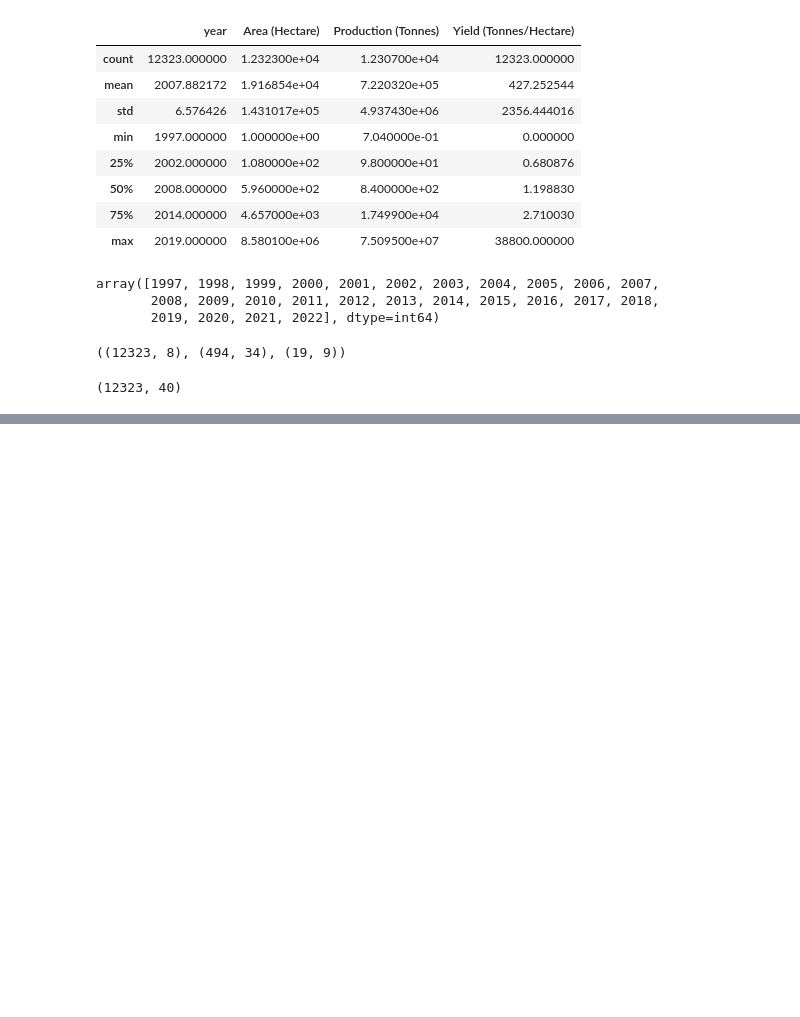
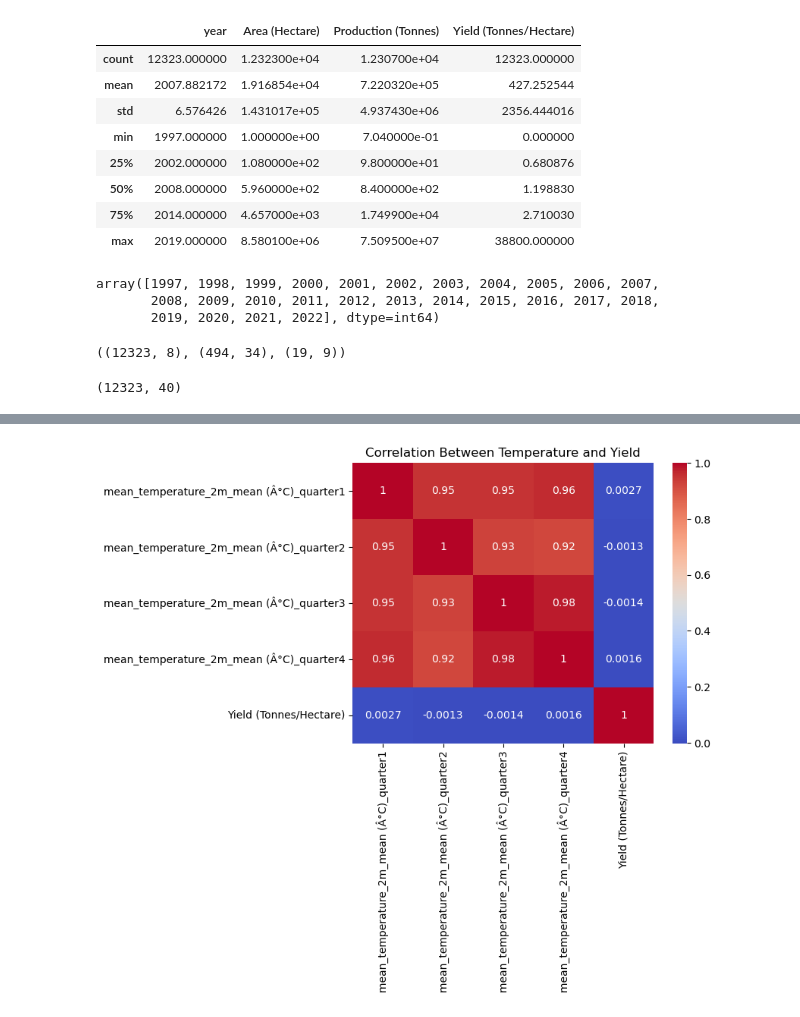
Before and after one commit to Jit-12/Crop-Yield-Prediction-System-College, a Jupyter notebook: notebook/Data Analysis.ipynb, the cells around one changed output, grey strips where cells are left out. Saved outputs shown, nothing was run; the diff lists cells and outputs as text; code cells hidden in the pictures; blank space fills up the shorter version.

```diff
--- a/notebook/Data Analysis.ipynb
+++ b/notebook/Data Analysis.ipynb
@@ -289,0 +320,9 @@ NameError: name 'rain_columns' is not defined
+# %%
+# Correlation heatmap for temperature and yield
+temp_columns = [col for col in merged_df.columns if 'mean_temperature_2m_mean' in col]
+climate_yield_data = merged_df[temp_columns + ['Yield (Tonnes/Hectare)']].corr()
+sns.heatmap(climate_yield_data, annot=True, cmap='coolwarm')
+plt.title('Correlation Between Temperature and Yield')
+plt.show()
+# %% [output]
+[figure, added]
```
Also changed, not shown: parts of 29 cells of this notebook.
